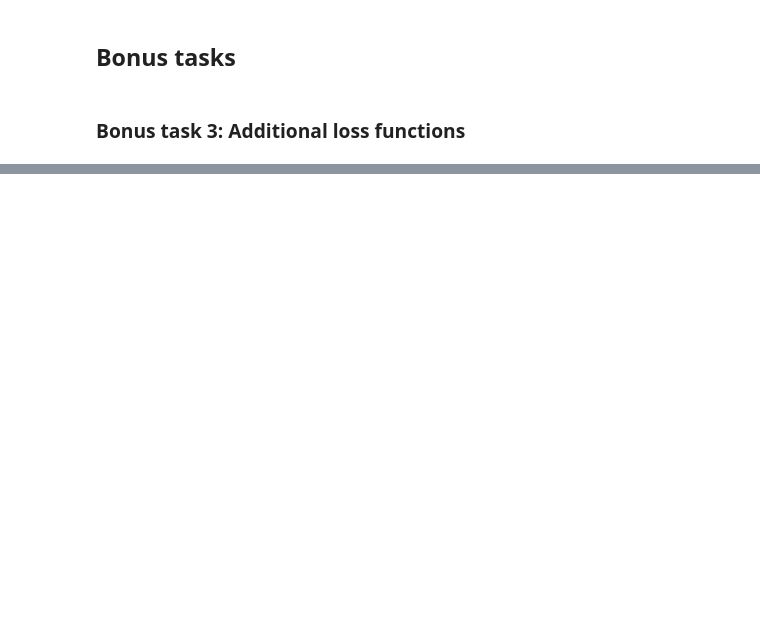
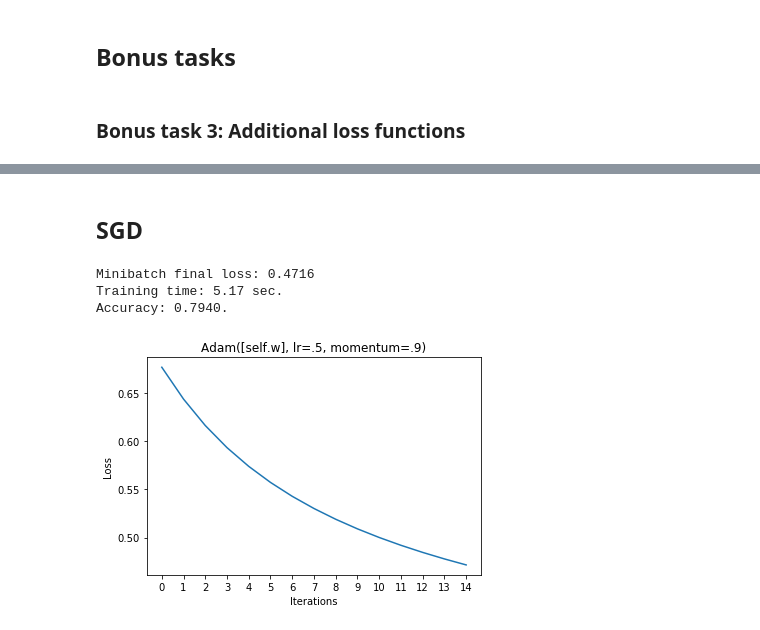
Before and after one commit to JohnLindblad/GU_Applied_Machine_Learning, a Jupyter notebook: Assignment2B/Assignment_2B_Notebook.ipynb, the cells around one changed output, grey strips where cells are left out. Cells and saved outputs as stored; diff of their text form; code cells hidden in the pictures; blank space fills up the shorter version.

```diff
--- a/Assignment2B/Assignment_2B_Notebook.ipynb
+++ b/Assignment2B/Assignment_2B_Notebook.ipynb
@@ -333,0 +836,36 @@ Accuracy: 0.4964.
+# %% [markdown]
+## SGD
+# %%
+# Set up the preprocessing steps and the classifier.
+def opt(w):
+    return torch.optim.SGD([w], lr=.98, momentum=.98)
+tc = Torch_Classifier(opt=opt, type='LR', n_iter=15)
+pipeline = make_pipeline(
+    TfidfVectorizer(),
+    SelectKBest(k=1000),
+    Normalizer(),
+    tc
+)
+
+# Train the classifier.
+t0 = time.time()
+pipeline.fit(Xtrain, Ytrain)
+t1 = time.time()
+print('Training time: {:.2f} sec.'.format(t1-t0))
+
+# Evaluate on the test set.
+Yguess = pipeline.predict(Xtest)
+print('Accuracy: {:.4f}.'.format(accuracy_score(Ytest, Yguess)))
+
+import matplotlib.pyplot as plt
+plt.plot(tc.history)
+plt.title("Adam([self.w], lr=.5, momentum=.9)")
+plt.xlabel("Iterations")
+plt.xticks(range(0, len(tc.history)), range(0, len(tc.history)))
+plt.ylabel("Loss")
+plt.show()
+# %% [output]
+Minibatch final loss: 0.4716
+Training time: 5.17 sec.
+Accuracy: 0.7940.
+[figure, added]
```
Also changed, not shown: parts of 32 cells of this notebook.
